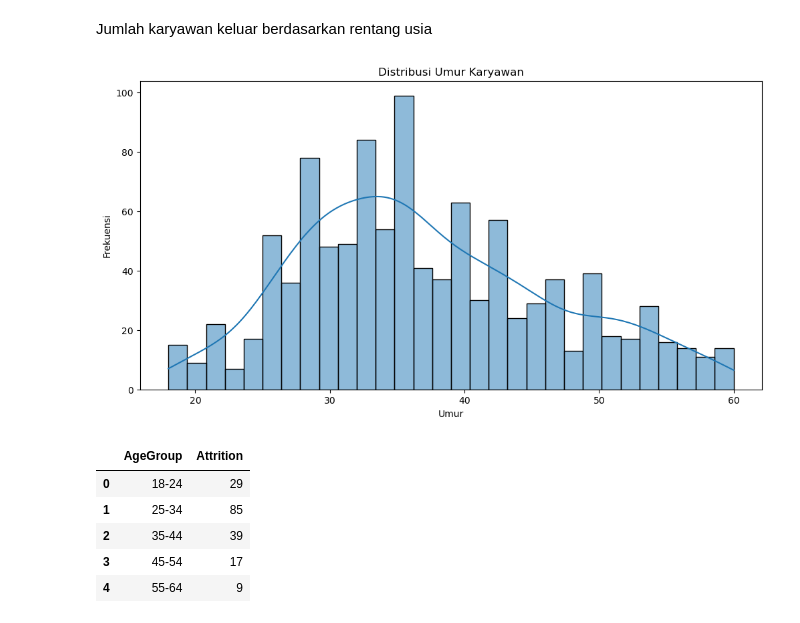
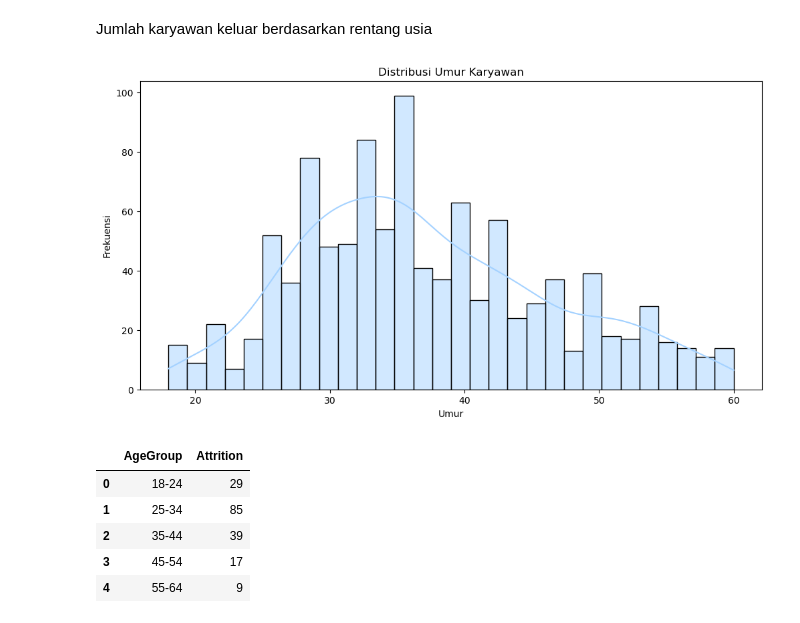
Before and after one commit to muchammadwr/Menyelesaikan-Permasalahan-Human-Resources, a Jupyter notebook: notebook.ipynb, the cells around one changed output. Drawn from its saved outputs; the diff is of its cells as text; code cells hidden in the pictures.

```diff
--- a/notebook.ipynb
+++ b/notebook.ipynb
@@ -141,13 +141,13 @@ Jumlah karyawan keluar berdasarkan rentang usia
 # %%
 # Melihat distribusi data numerik
 plt.figure(figsize=(12, 6))
-sns.histplot(df['Age'], kde=True, bins=30)
-plt.title('Distribusi Umur Karyawan')
-plt.xlabel('Umur')
-plt.ylabel('Frekuensi')
+sns.histplot(df["Age"], kde=True, bins=30, color="#A4D2FF")
+plt.title("Distribusi Umur Karyawan")
+plt.xlabel("Umur")
+plt.ylabel("Frekuensi")
 plt.show()
 # %% [output]
-[figure, old version]
+[figure, new version]
 # %%
 # Binning 10 tahun
 bins = [18, 25, 35, 45, 55, 65]
```
Also changed, not shown: parts of 15 cells of this notebook.
